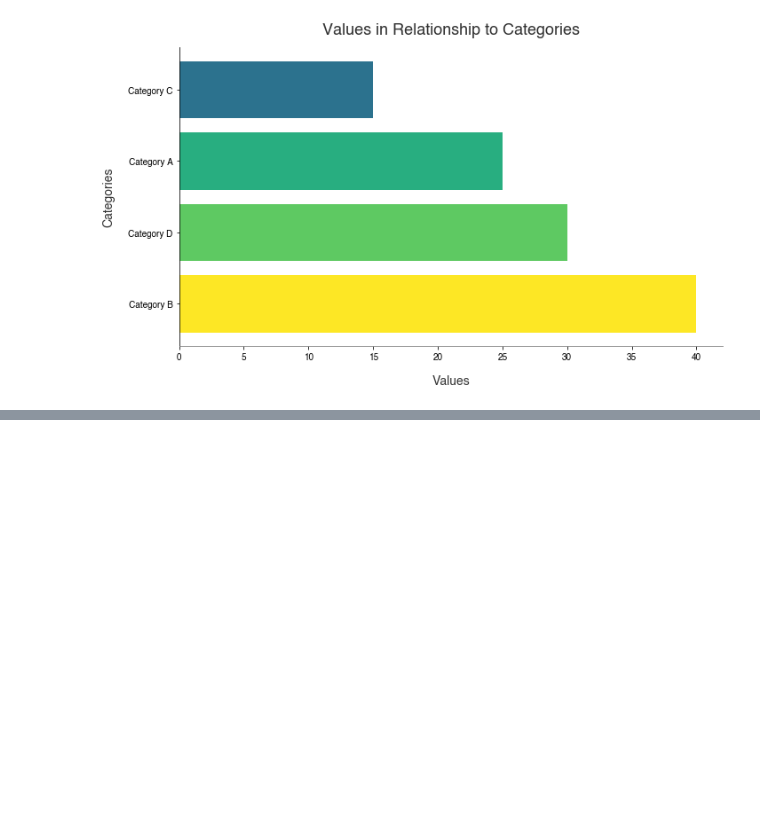
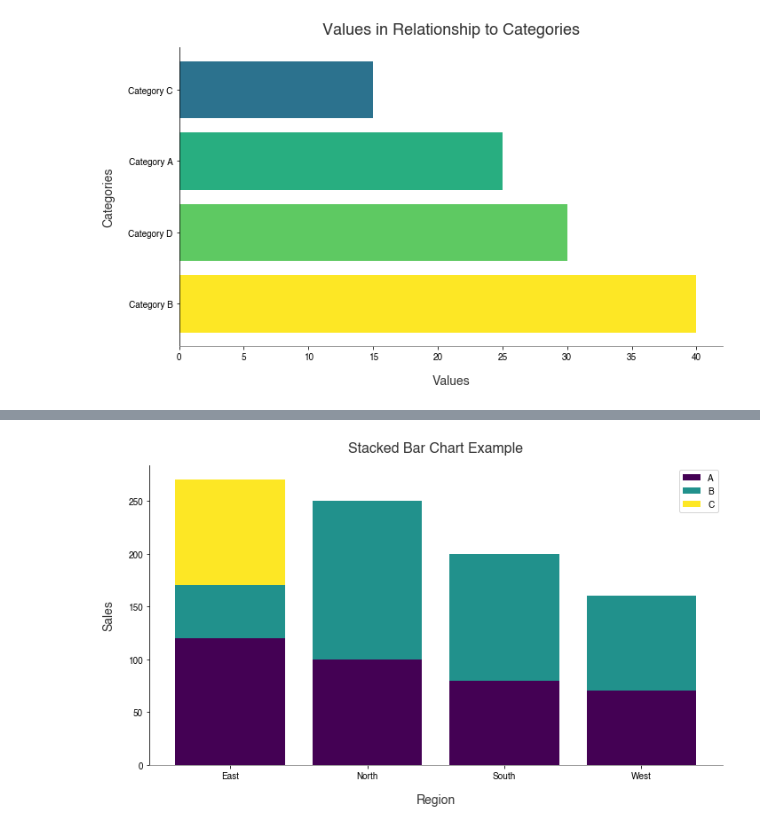
Before and after one commit to Alex-Holzer/Visuals, a Jupyter notebook: visuals_matplotlib.ipynb, the cells around one changed output, grey strips where cells are left out. Cells and saved outputs as stored; diff of their text form; code cells hidden in the pictures; blank space fills up the shorter version.

Commit message:
Add stacked bar chart and line chart

```diff
--- a/visuals_matplotlib.ipynb
+++ b/visuals_matplotlib.ipynb
@@ -104,0 +104,95 @@ plot_bar_chart(df, 'Categories', 'Values', title= 'Values in Relationship to Cat
+# %%
+def plot_stacked_bar_chart(dataframe: pd.DataFrame, x_column: str, values_column: str, group_column: str,
+                           title: str = None, horizontal: bool = False, colormap: str = 'viridis') -> None:
+    """
+    Generate a stacked bar chart using the provided DataFrame.
+
+    Parameters:
+        dataframe (pd.DataFrame): The DataFrame containing the data for the stacked bar chart.
+        x_column (str): The name of the column to be used for the x-axis of the chart.
+        values_column (str): The name of the column to be used for the values of the stacked bars.
+        group_column (str): The name of the column to be used for grouping the stacked bars.
+        title (str, optional): The title for the chart. If None, the chart will have no title.
+        horizontal (bool, optional): If True, the chart will be displayed as horizontal stacked bars.
+                                     If False, the chart will be displayed as vertical stacked bars (default).
+        colormap (str, optional): The name of the colormap to use for coloring the bars.
+                                  Default is 'viridis'.
+
+    Returns:
+        None: The function displays the stacked bar chart directly without returning anything.
+    """
+
+    # Pivot the DataFrame to get the data in a suitable format for the stacked bar chart
+    pivot_df = dataframe.pivot(index=x_column, columns=group_column, values=values_column)
+
+    # Create the stacked bar chart using matplotlib
+    plt.figure(figsize=(10, 6))
+
+    # Generate colormap dynamically based on the number of unique categories in the group_column
+    num_categories = pivot_df.shape[1]
+    colormap = plt.cm.get_cmap(colormap, num_categories)
+
+    if horizontal:
+        # Plotting the horizontal stacked bars
+        bottom = None
+        for i, column in enumerate(pivot_df.columns):
+            plt.barh(pivot_df.index, pivot_df[column], left=bottom, color=colormap(i), label=column)
+            if bottom is None:
+                bottom = pivot_df[column]
+            else:
+                bottom += pivot_df[column]
+
+        # Adding labels and title for horizontal chart
+        plt.xlabel(values_column, labelpad=15, color='#333333', fontsize=14)
+        plt.ylabel(x_column, labelpad=15, color='#333333', fontsize=14)
+
+    else:  # Vertical stacked bars (default)
+        # Plotting the vertical stacked bars
+        bottom = None
+        for i, column in enumerate(pivot_df.columns):
+            plt.bar(pivot_df.index, pivot_df[column], bottom=bottom, color=colormap(i), label=column)
+            if bottom is None:
+                bottom = pivot_df[column]
+            else:
+                bottom += pivot_df[column]
+
+        # Adding labels and title for vertical chart
+        plt.xlabel(x_column, labelpad=15, color='#333333', fontsize=14)
+        plt.ylabel(values_column, labelpad=15, color='#333333', fontsize=14)
+
+    if title:
+        plt.title(title, fontweight='bold', fontsize=16, pad=15, color='#333333')
+
+    # Adding legend
+    plt.legend(pivot_df.columns)
+
+    # Remove top, right, and left spines (figure borders)
+    plt.gca().spines['top'].set_visible(False)
+    plt.gca().spines['right'].set_visible(False)
+    plt.gca().spines['left'].set_visible(True)
+
+    # Making the bottom spine gray
+    plt.gca().spines['bottom'].set_color('gray')
+
+    # Display the plot
+    plt.tight_layout()  # Ensure all elements fit within the figure
+    plt.show()
+
+# Example DataFrame
+data = {
+    'Region': ['North', 'North', 'South', 'South', 'East', 'East', 'West', 'West', 'East'],
+    'Product': ['A', 'B', 'A', 'B', 'A', 'B', 'A', 'B', 'C'],
+    'Sales': [100, 150, 80, 120, 120, 50, 70, 90, 100]
+}
+
+df = pd.DataFrame(data)
+
+# Using the function to create a vertical stacked bar chart
+plot_stacked_bar_chart(dataframe=df, x_column='Region', values_column='Sales', group_column='Product',
+                       title='Stacked Bar Chart Example')
+
+# Using the function to create a horizontal stacked bar chart
+plot_stacked_bar_chart(dataframe=df, x_column='Region', values_column='Sales', group_column='Product',
+                       title='Horizontal Stacked Bar Chart Example', horizontal=True)
+# %% [output]
+[figure, added]
```
Also changed, not shown: parts of 7 cells of this notebook, 2 other files.
